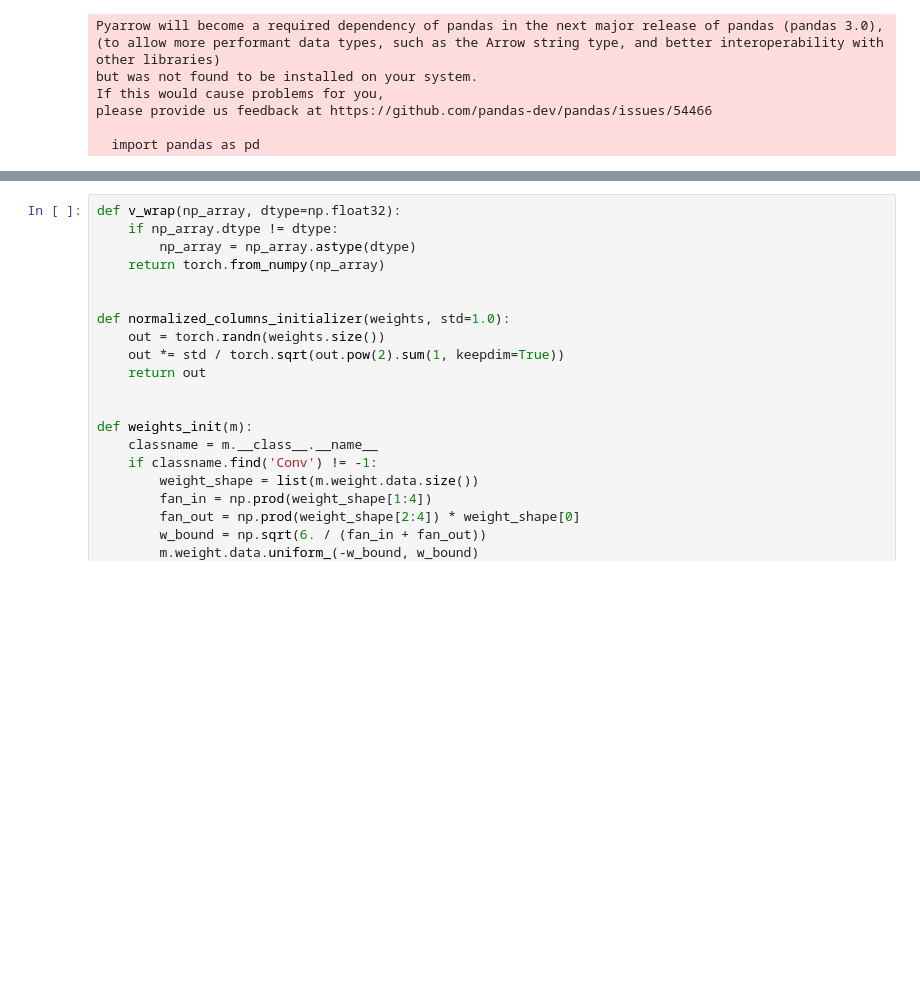
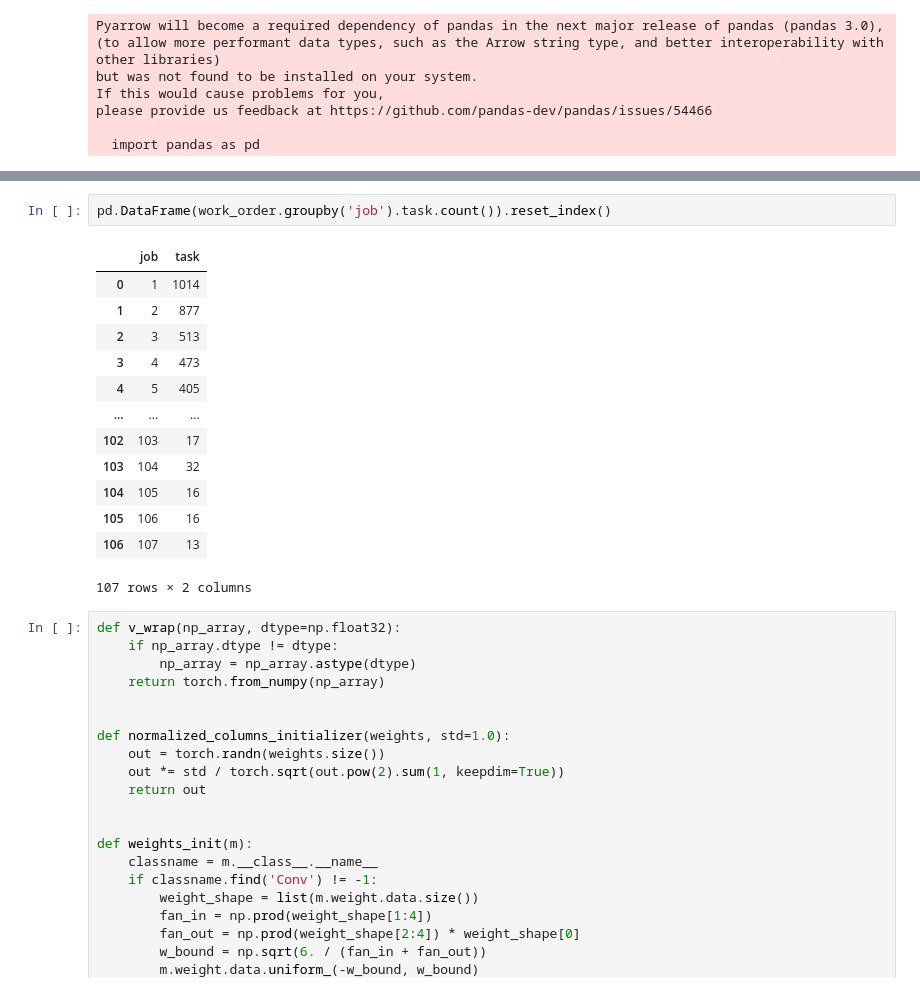
Before and after one commit to anujkum25/learnings, a Jupyter notebook: Actor_Critic_for_JSS.ipynb, the cells around one changed output, grey strips where cells are left out. Saved outputs shown, nothing was run; the diff lists cells and outputs as text; blank space fills up the shorter version.

```diff
--- a/Actor_Critic_for_JSS.ipynb
+++ b/Actor_Critic_for_JSS.ipynb
@@ -23,3 +45,19 @@ please provide us feedback at https://github.com/pandas-dev/pandas/issues/54466
+# %%
+pd.DataFrame(work_order.groupby('job').task.count()).reset_index()
+# %% [output]
+|  | job | task |
+| 0 | 1 | 1014 |
+| 1 | 2 | 877 |
+| 2 | 3 | 513 |
+| 3 | 4 | 473 |
+| 4 | 5 | 405 |
+| ... | ... | ... |
+| 102 | 103 | 17 |
+| 103 | 104 | 32 |
+| 104 | 105 | 16 |
+| 105 | 106 | 16 |
+| 106 | 107 | 13 |
+107 rows × 2 columns
 # %%
 def v_wrap(np_array, dtype=np.float32):
     if np_array.dtype != dtype:
```
Also changed, not shown: parts of 3 cells of this notebook.
